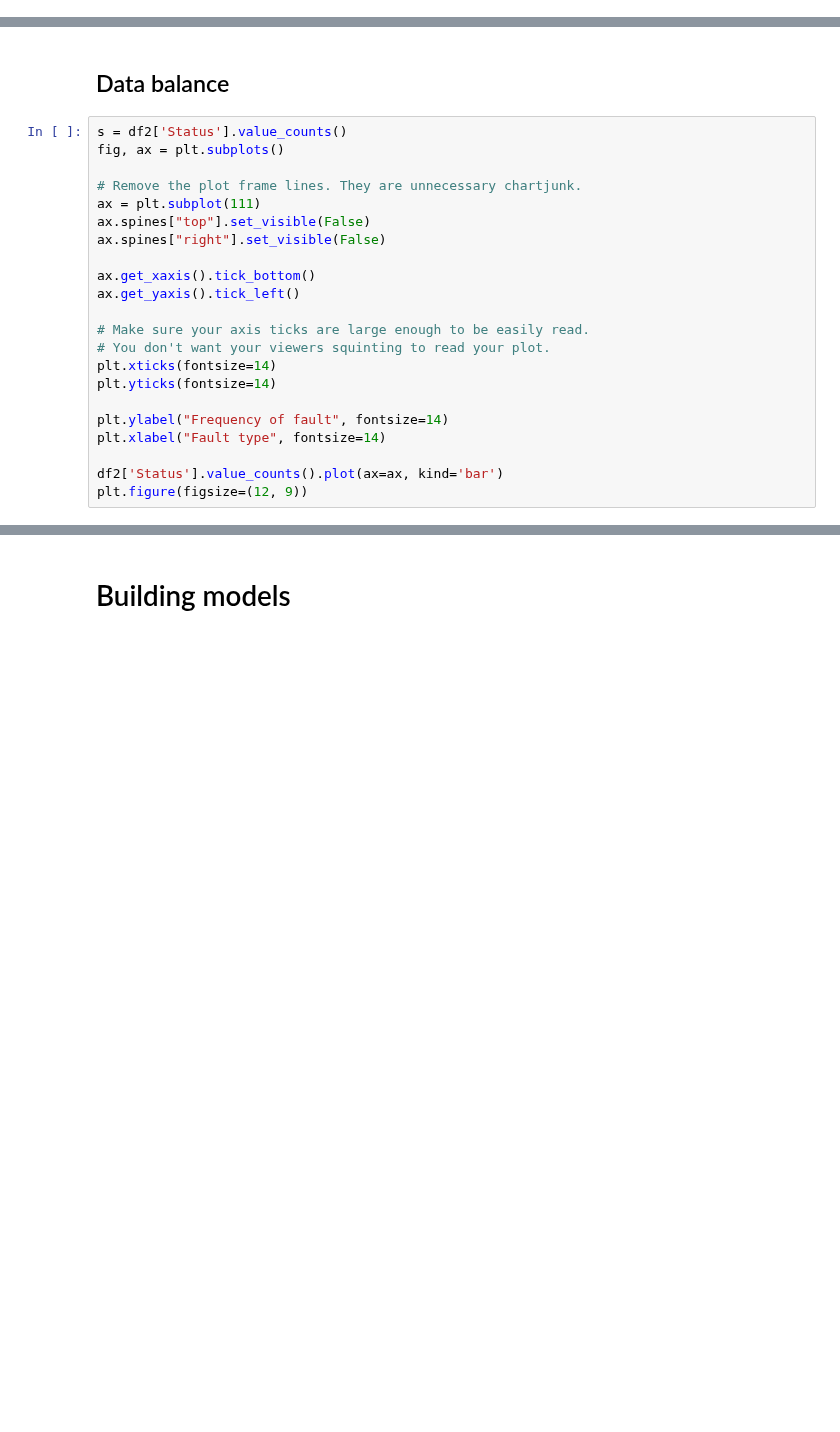
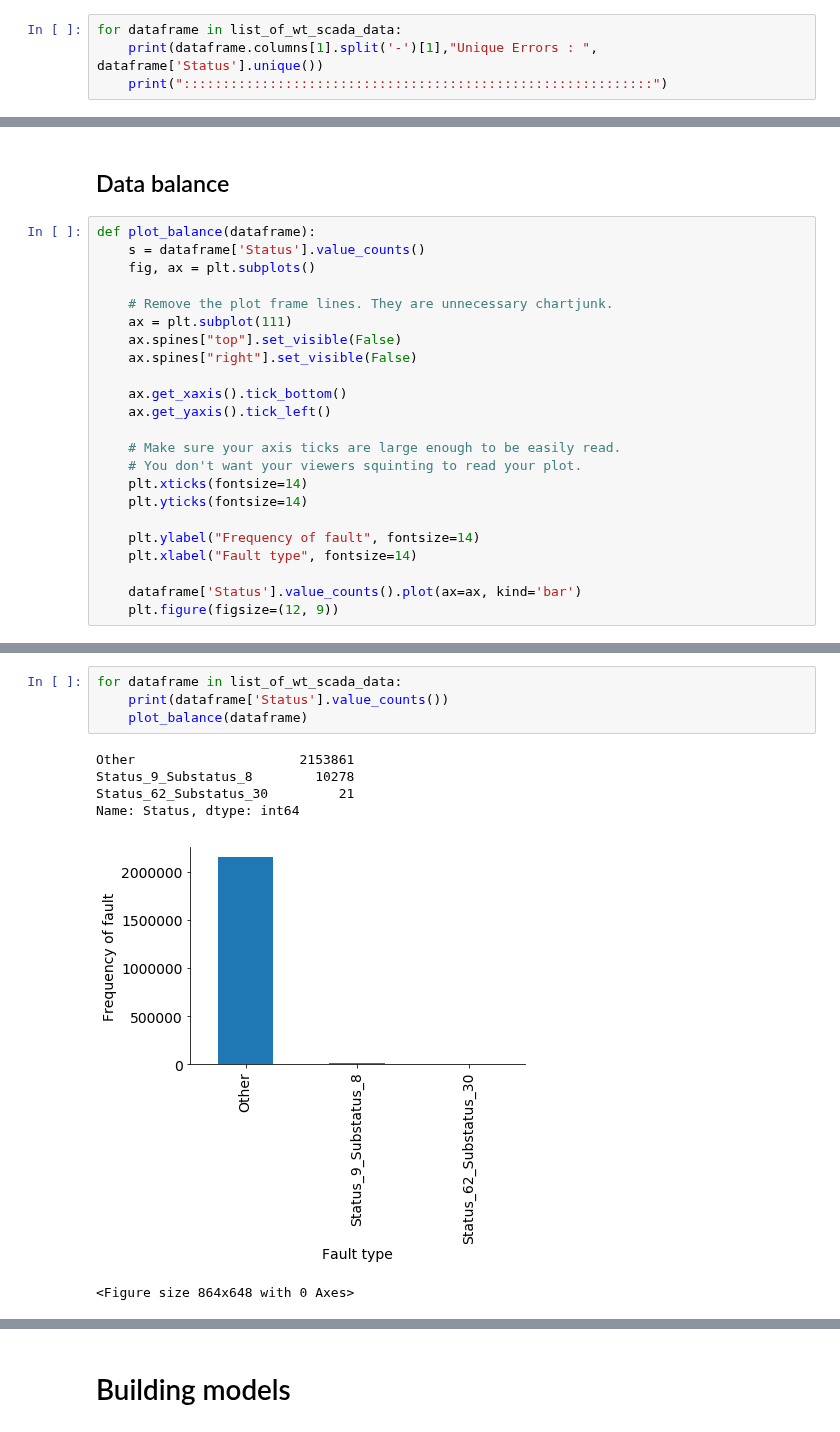
Before and after one commit to StianIsmar/project-thesis, a Jupyter notebook: TE/fill_in_blanks.ipynb, the cells around one changed output, grey strips where cells are left out. Cells and saved outputs as stored; diff of their text form; blank space fills up the shorter version.

```diff
--- a/TE/fill_in_blanks.ipynb
+++ b/TE/fill_in_blanks.ipynb
@@ -442,0 +408,4 @@ array(['None', 'Status_9_Substatus_8', 'Status_62_Substatus_30'],
+# %%
+for dataframe in list_of_wt_scada_data:
+    print(dataframe.columns[1].split('-')[1],"Unique Errors : ", dataframe['Status'].unique())
+    print("::::::::::::::::::::::::::::::::::::::::::::::::::::::::::::")
@@ -443,24 +415,25 @@ array(['None', 'Status_9_Substatus_8', 'Status_62_Substatus_30'],
 # %% [markdown]
 ## Data balance
 # %%
-s = df2['Status'].value_counts()
-fig, ax = plt.subplots()
+def plot_balance(dataframe):
+    s = dataframe['Status'].value_counts()
+    fig, ax = plt.subplots()
 
-# Remove the plot frame lines. They are unnecessary chartjunk.
-ax = plt.subplot(111)
-ax.spines["top"].set_visible(False)
-ax.spines["right"].set_visible(False)
+    # Remove the plot frame lines. They are unnecessary chartjunk.
+    ax = plt.subplot(111)
+    ax.spines["top"].set_visible(False)
+    ax.spines["right"].set_visible(False)
 
-ax.get_xaxis().tick_bottom()
-ax.get_yaxis().tick_left()
+    ax.get_xaxis().tick_bottom()
+    ax.get_yaxis().tick_left()
 
-# Make sure your axis ticks are large enough to be easily read.
-# You don't want your viewers squinting to read your plot.
-plt.xticks(fontsize=14)
-plt.yticks(fontsize=14)
+    # Make sure your axis ticks are large enough to be easily read.
+    # You don't want your viewers squinting to read your plot.
+    plt.xticks(fontsize=14)
+    plt.yticks(fontsize=14)
 
-plt.ylabel("Frequency of fault", fontsize=14)
-plt.xlabel("Fault type", fontsize=14)
+    plt.ylabel("Frequency of fault", fontsize=14)
+    plt.xlabel("Fault type", fontsize=14)
 
-df2['Status'].value_counts().plot(ax=ax, kind='bar')
-plt.figure(figsize=(12, 9))
+    dataframe['Status'].value_counts().plot(ax=ax, kind='bar')
+    plt.figure(figsize=(12, 9))
@@ -480,0 +440,11 @@ df2.head()
+# %%
+for dataframe in list_of_wt_scada_data:
+    print(dataframe['Status'].value_counts())
+    plot_balance(dataframe)
+# %% [output]
+Other                     2153861
+Status_9_Substatus_8        10278
+Status_62_Substatus_30         21
+Name: Status, dtype: int64
+[figure, added]
+<Figure size 864x648 with 0 Axes>
```
Also changed, not shown: parts of 21 cells of this notebook.
